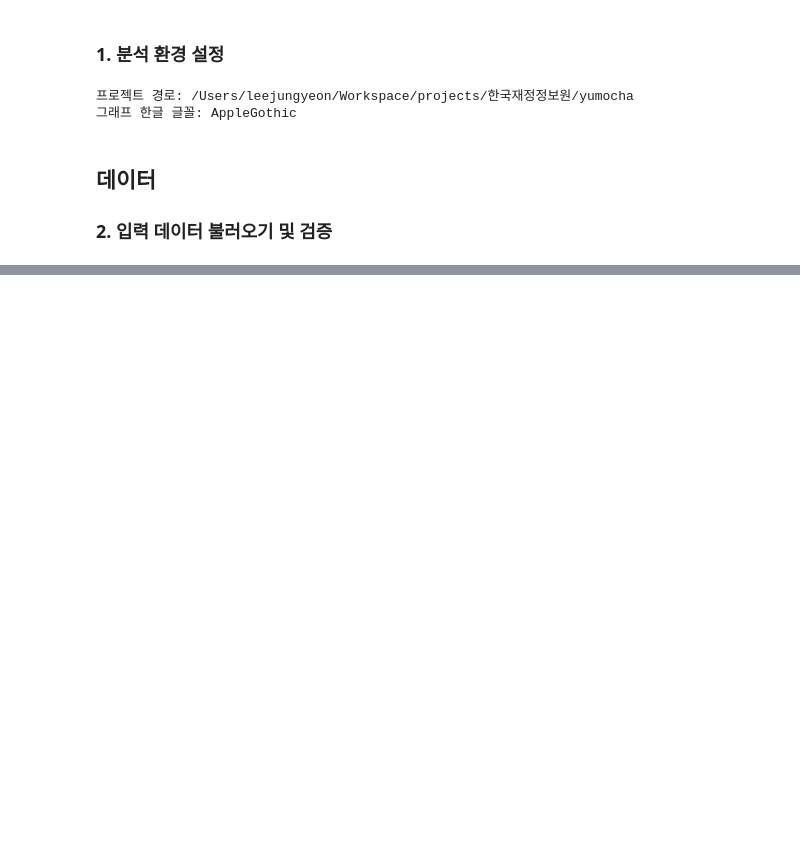
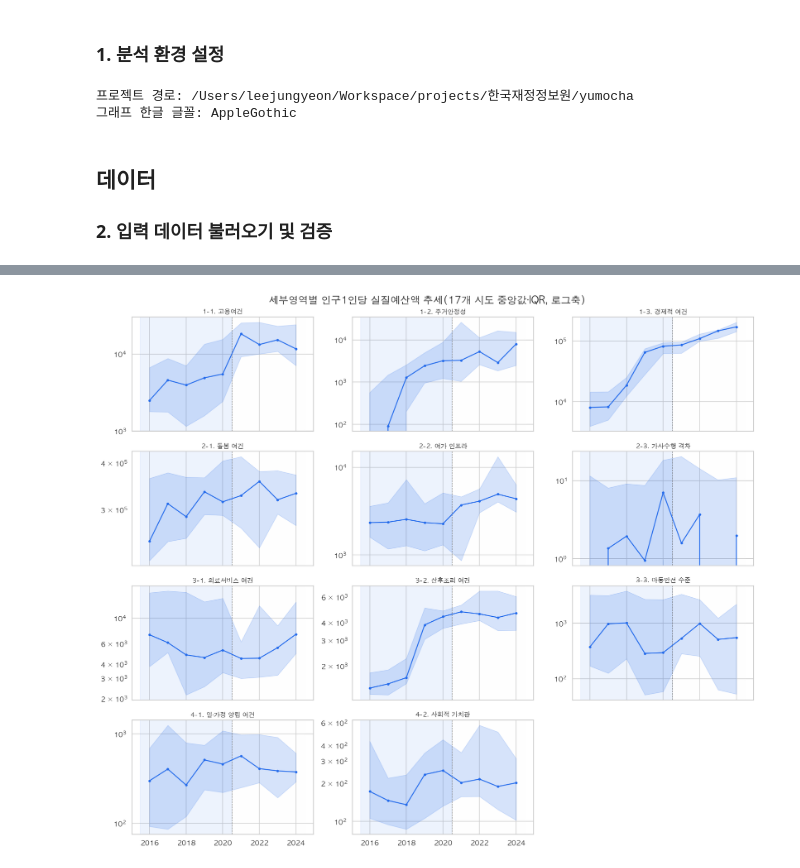
Before and after one commit to JungYeoni/yumocha, a Jupyter notebook: notebooks/20260729_EDA_재정대응지수_구축_및_재정반응성_분석.ipynb, the cells around one changed output, grey strips where cells are left out. Drawn from its saved outputs; the diff is of its cells as text; code cells hidden in the pictures; blank space fills up the shorter version.

```diff
--- a/notebooks/20260729_EDA_재정대응지수_구축_및_재정반응성_분석.ipynb
+++ b/notebooks/20260729_EDA_재정대응지수_구축_및_재정반응성_분석.ipynb
@@ -590,0 +288,5 @@ print(f"고정효과 모형 결과 저장: {MODEL_RESULT_OUTPUT_PATH}")
+# %%
+fig = plot_fiscal_response_subarea_small_multiples(indexable, subarea_order=SUBAREA_ORDER)
+plt.show()
+# %% [output]
+[figure, added]
```
Also changed, not shown: parts of 34 cells of this notebook.
